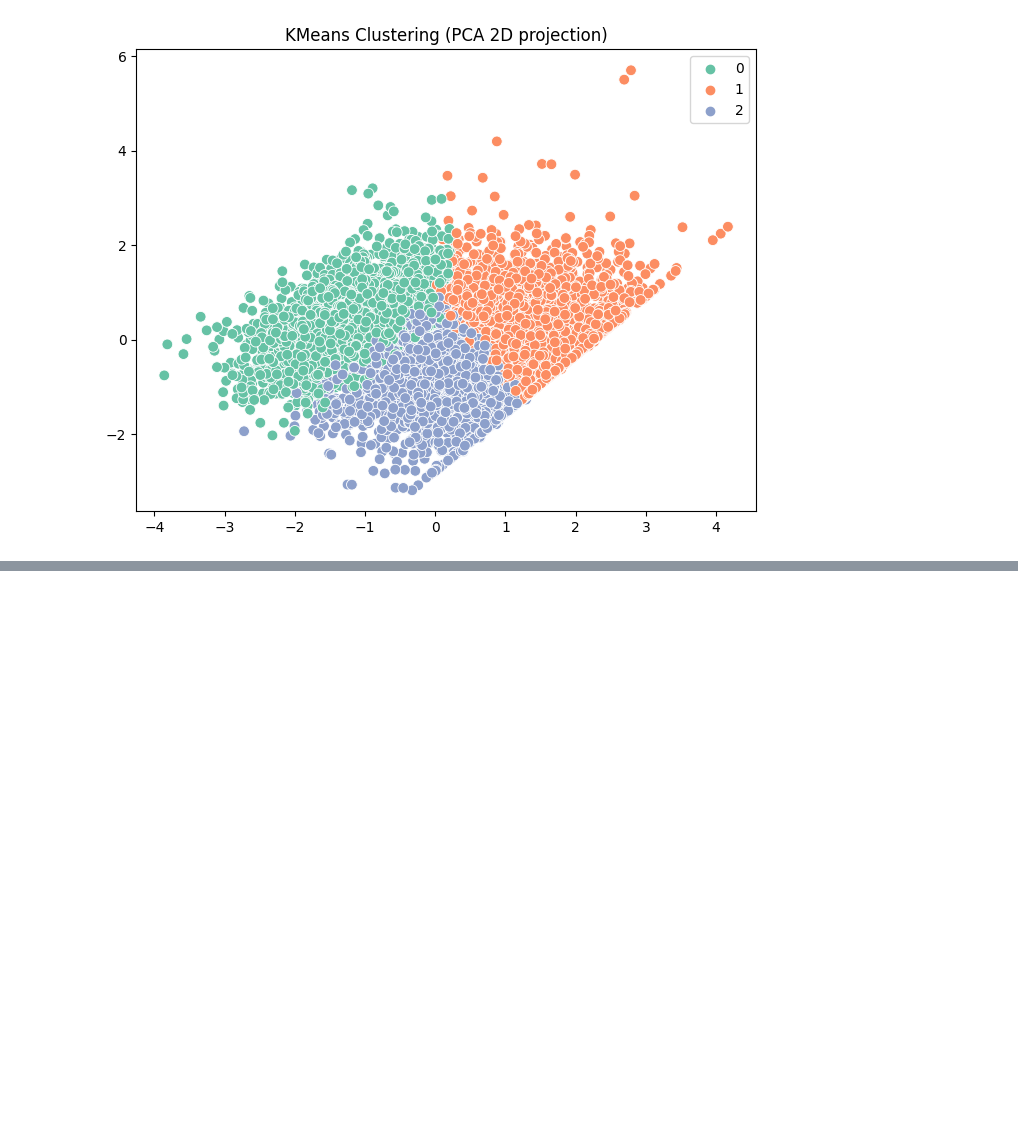
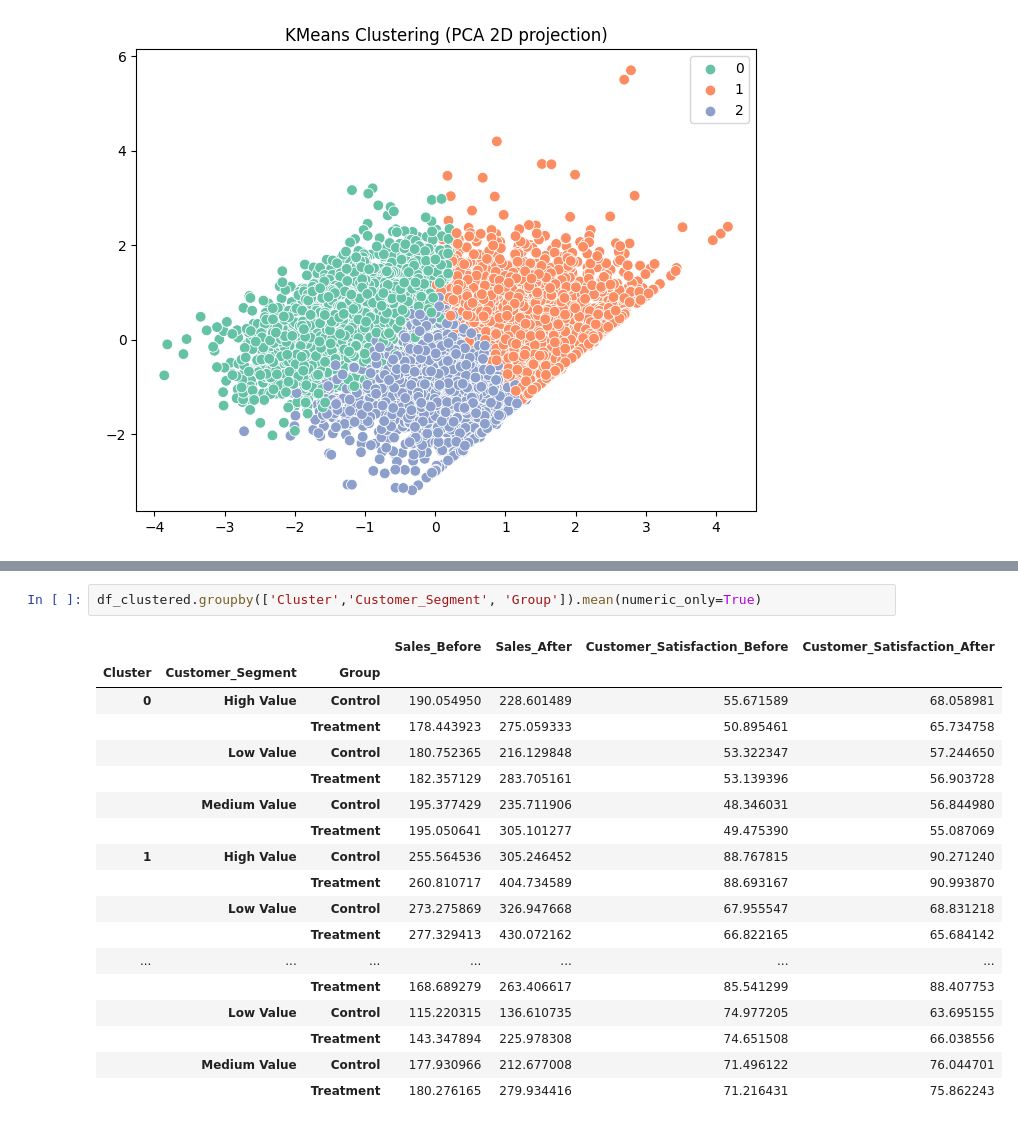
Before and after one commit to liaohan618/Sales-Satisfaction-Kaggle, a Jupyter notebook: SNS_Complete_Project.ipynb, the cells around one changed output, grey strips where cells are left out. Cells and saved outputs as stored; diff of their text form; blank space fills up the shorter version.

```diff
--- a/SNS_Complete_Project.ipynb
+++ b/SNS_Complete_Project.ipynb
@@ -338,0 +394,21 @@ Name: count, dtype: int64
+# %%
+df_clustered.groupby(['Cluster','Customer_Segment', 'Group']).mean(numeric_only=True)
+# %% [output]
+|  |  |  | Sales_Before | Sales_After | Customer_Satisfaction_Before | Customer_Satisfaction_After |
+| Cluster | Customer_Segment | Group |  |  |  |  |
+| 0 | High Value | Control | 190.054950 | 228.601489 | 55.671589 | 68.058981 |
+|  |  | Treatment | 178.443923 | 275.059333 | 50.895461 | 65.734758 |
+|  | Low Value | Control | 180.752365 | 216.129848 | 53.322347 | 57.244650 |
+|  |  | Treatment | 182.357129 | 283.705161 | 53.139396 | 56.903728 |
+|  | Medium Value | Control | 195.377429 | 235.711906 | 48.346031 | 56.844980 |
+|  |  | Treatment | 195.050641 | 305.101277 | 49.475390 | 55.087069 |
+| 1 | High Value | Control | 255.564536 | 305.246452 | 88.767815 | 90.271240 |
+|  |  | Treatment | 260.810717 | 404.734589 | 88.693167 | 90.993870 |
+|  | Low Value | Control | 273.275869 | 326.947668 | 67.955547 | 68.831218 |
+|  |  | Treatment | 277.329413 | 430.072162 | 66.822165 | 65.684142 |
+| ... | ... | ... | ... | ... | ... | ... |
+|  |  | Treatment | 168.689279 | 263.406617 | 85.541299 | 88.407753 |
+|  | Low Value | Control | 115.220315 | 136.610735 | 74.977205 | 63.695155 |
+|  |  | Treatment | 143.347894 | 225.978308 | 74.651508 | 66.038556 |
+|  | Medium Value | Control | 177.930966 | 212.677008 | 71.496122 | 76.044701 |
+|  |  | Treatment | 180.276165 | 279.934416 | 71.216431 | 75.862243 |
```
Also changed, not shown: parts of 12 cells of this notebook.
